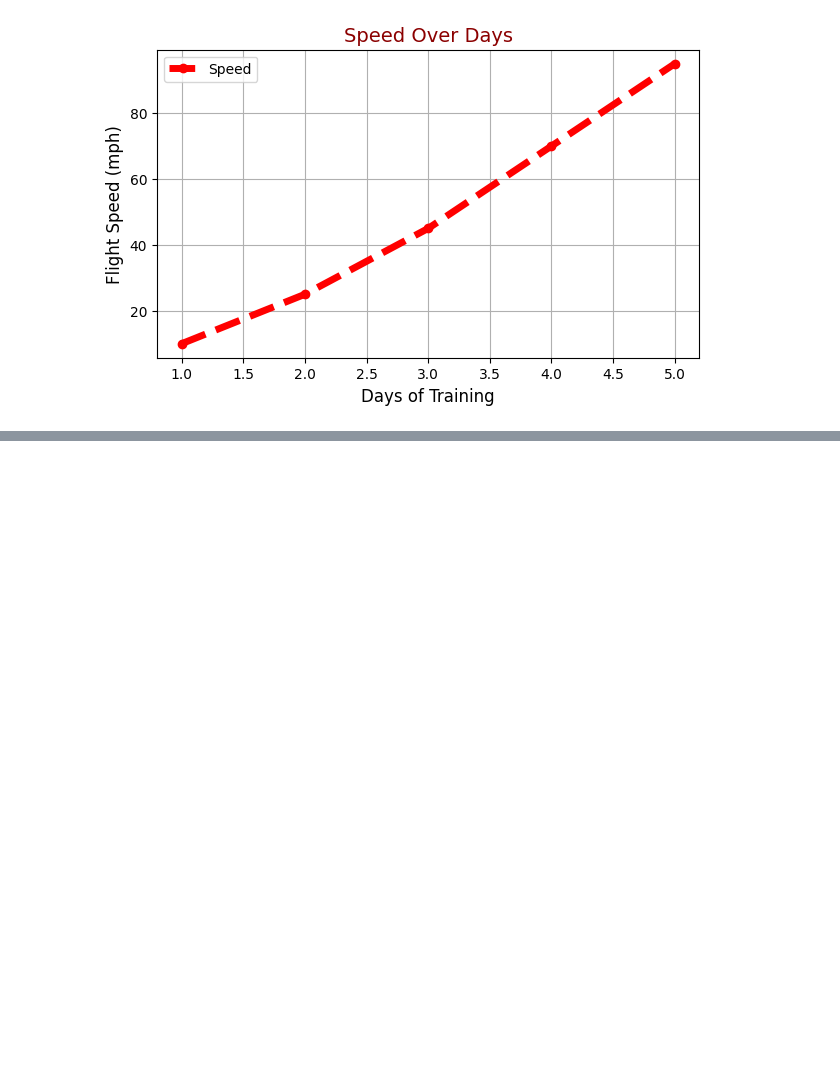
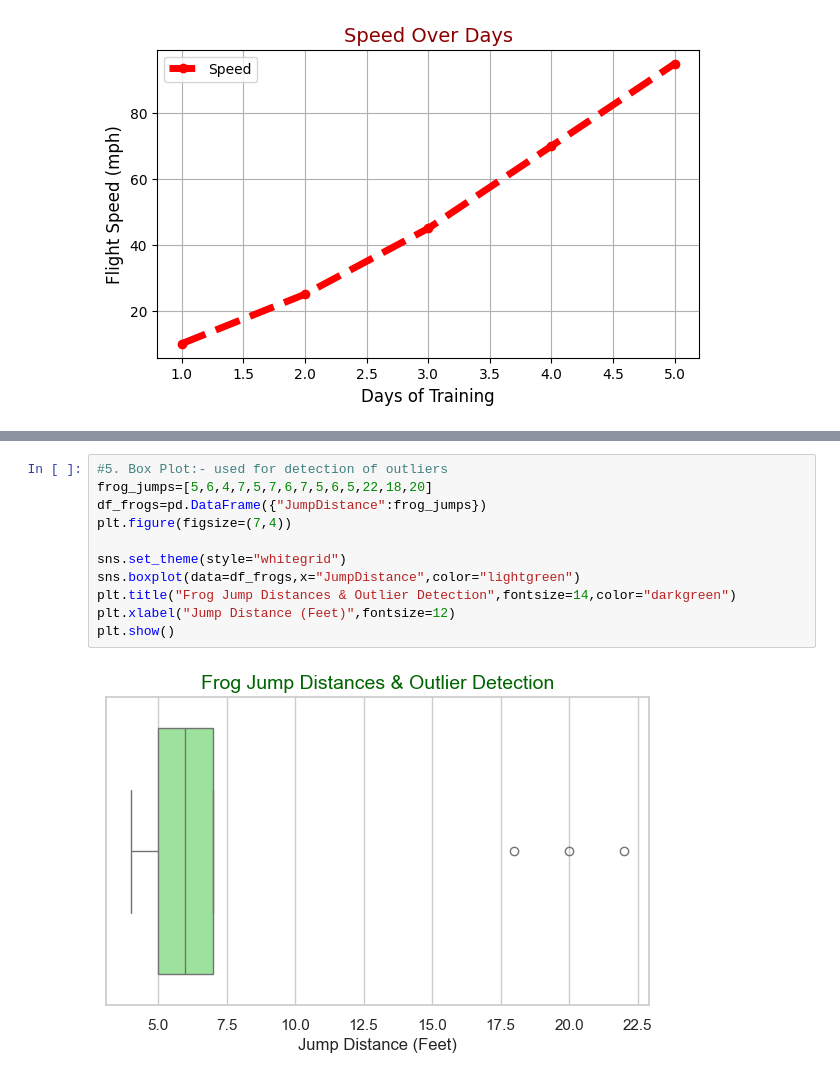
Before and after one commit to Pratham1845/Aiml-training, a Jupyter notebook: matplotlib.ipynb, the cells around one changed output, grey strips where cells are left out. Cells and saved outputs as stored; diff of their text form; blank space fills up the shorter version.

```diff
--- a/matplotlib.ipynb
+++ b/matplotlib.ipynb
@@ -79,0 +118,13 @@ plt.show()
+# %%
+#5. Box Plot:- used for detection of outliers
+frog_jumps=[5,6,4,7,5,7,6,7,5,6,5,22,18,20]
+df_frogs=pd.DataFrame({"JumpDistance":frog_jumps})
+plt.figure(figsize=(7,4))
+
+sns.set_theme(style="whitegrid")
+sns.boxplot(data=df_frogs,x="JumpDistance",color="lightgreen")
+plt.title("Frog Jump Distances & Outlier Detection",fontsize=14,color="darkgreen")
+plt.xlabel("Jump Distance (Feet)",fontsize=12)
+plt.show()
+# %% [output]
+[figure, added]
```
Also changed, not shown: parts of 4 cells of this notebook, 1 other file.
